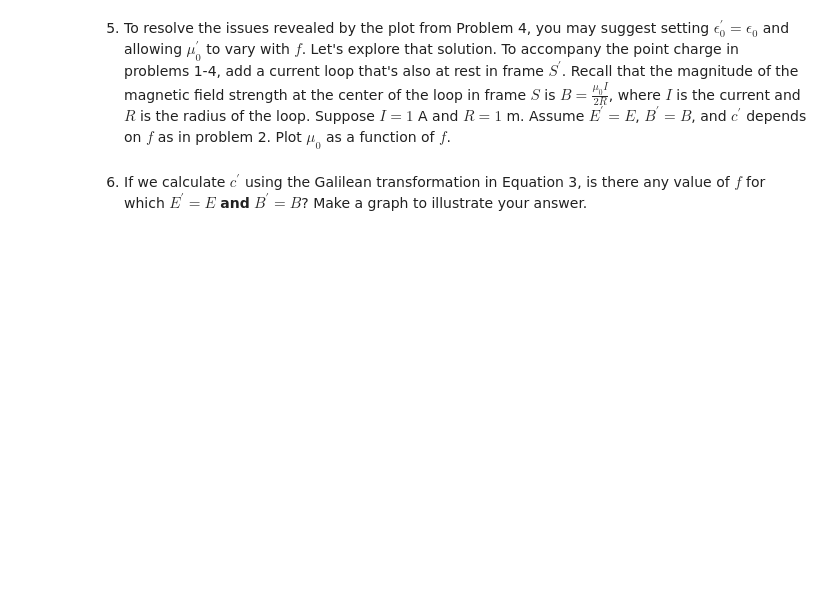
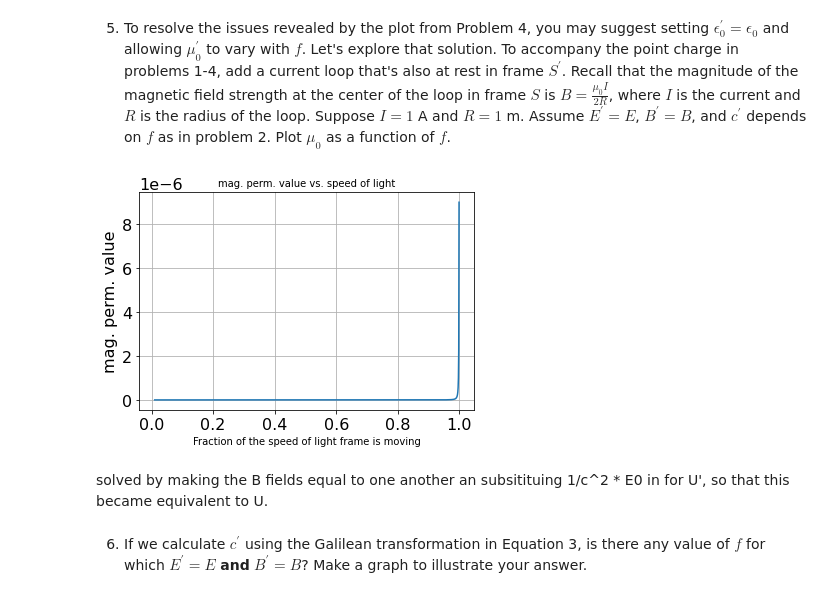
Before and after one commit to mitchrg/phys309, a Jupyter notebook: assignment1.ipynb, the cells around one changed output. Saved outputs shown, nothing was run; the diff lists cells and outputs as text; code cells hidden in the pictures; blank space fills up the shorter version.

```diff
--- a/assignment1.ipynb
+++ b/assignment1.ipynb
@@ -120,7 +157,23 @@ plt.show()
     <li>To resolve the issues revealed by the plot from Problem 4, you may suggest setting $\epsilon_0^{\prime} = \epsilon_0$ and allowing $\mu_0^{\prime}$ to vary with $f$. Let's explore that solution. To accompany the point charge in problems 1-4, add a current loop that's also at rest in frame $S^{\prime}$. Recall that the magnitude of the magnetic field strength at the center of the loop in frame $S$ is $B = \frac{\mu_0 I}{2R}$, where $I$ is the current and $R$ is the radius of the loop. Suppose $I = 1$ A and $R = 1$ m. Assume $E^{\prime} = E$, $B^{\prime} = B$, and $c^{\prime}$ depends on $f$ as in problem 2. Plot $\mu_0$ as a function of $f$.</li>
 </ol>
 # %%
-# Plot here
+
+f = np.linspace(.01,1,1000)
+
+c_prime = c - c*f
+def new_u0(c_matrix):
+  return 1/(c_matrix**2*e0)
+
+
+plt.plot(f,new_e0(c_prime), label='e_prime')
+plt.ylabel('mag. perm. value')
+plt.xlabel('Fraction of the speed of light frame is moving',fontsize=10)
+plt.title('mag. perm. value vs. speed of light',fontsize=10)
+plt.grid()
+# %% [output]
+[figure, added]
+# %% [markdown]
+solved by making the B fields equal to one another an subsitituing 1/c^2 * E0 in for U', so that this became equivalent to U.
 # %% [markdown]
 <ol start=6>
 <li>If we calculate $c^{\prime}$ using the Galilean transformation in Equation 3, is there any value of $f$ for which $E^{\prime} = E$ <strong>and</strong> $B^{\prime} = B$? Make a graph to illustrate your answer.</li>
```
Also changed, not shown: parts of 7 cells of this notebook.
